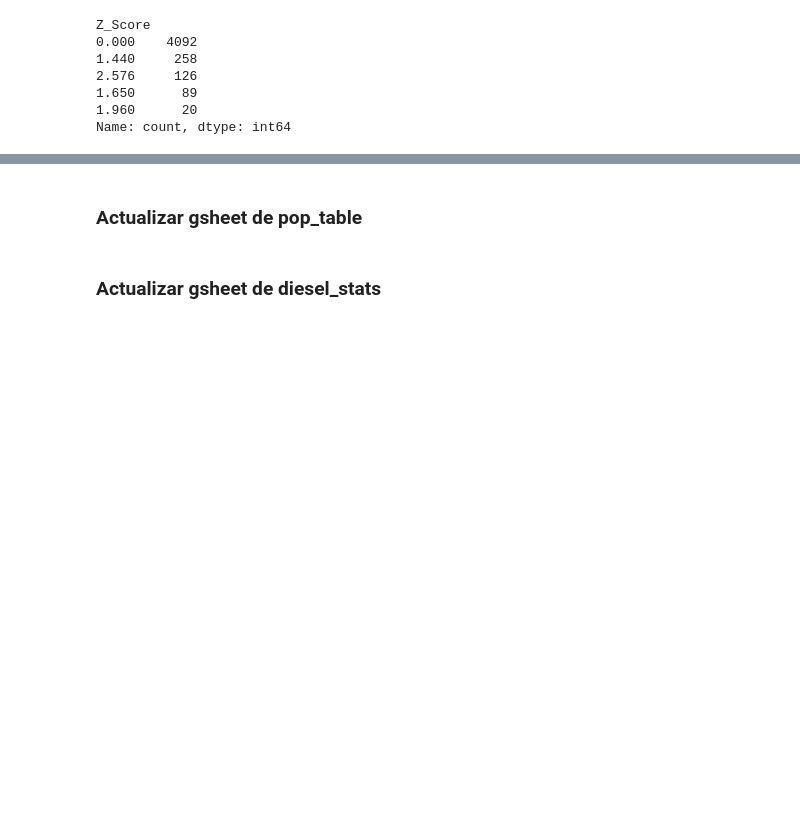
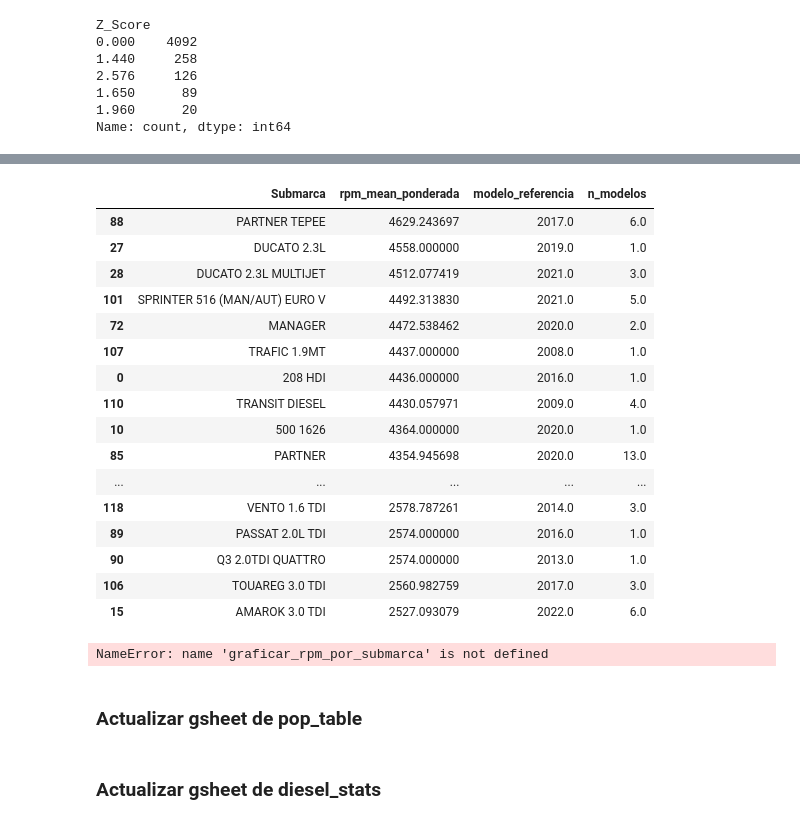
Before and after one commit to adG1l/cortesDiesel, a Jupyter notebook: notebooks/cortes_gobernador.ipynb, the cells around one changed output, grey strips where cells are left out. Saved outputs shown, nothing was run; the diff lists cells and outputs as text; code cells hidden in the pictures; blank space fills up the shorter version.

```diff
--- a/notebooks/cortes_gobernador.ipynb
+++ b/notebooks/cortes_gobernador.ipynb
@@ -101,0 +141,20 @@ def guardar_en_sheets(gc, df, sheet_id, nombre_hoja='(sin nombre)', worksheet_in
+# %%
+def resumen_rpm_por_submarca(df_inspecciones, tabla_grupos, random_state=None):
+    detalle = calcular_rpm_por_grupo(df_inspecciones, tabla_grupos, random_state=random_state)
+
+    detalle['Population'] = pd.to_numeric(detalle['Population'], errors='coerce')
+    detalle['rpm_mean'] = pd.to_numeric(detalle['rpm_mean'], errors='coerce')
+
+    resumen = (
+        detalle.dropna(subset=['rpm_mean', 'Population'])
+        .groupby('Submarca')
+        .apply(lambda g: pd.Series({
+            'rpm_mean_ponderada': np.average(g['rpm_mean'], weights=g['Population']),
+            'modelo_referencia': g.loc[g['Population'].idxmax(), 'Modelo'],
+            'n_modelos': len(g)
+        }), include_groups=False)
+        .reset_index()
+        .sort_values('rpm_mean_ponderada', ascending=False)
+    )
+
+    return detalle, resumen
@@ -562,4 +629,7 @@ data_2
-# %%
-data_2 = data_2.join(data_rpm)
 # %%
-data_2 = data_2.astype({'Modelo':'int','Ranking':'int'})
+data_2 = data_2.astype({
+    'Modelo': 'int',
+    'Ranking': 'int',
+    'Population': 'int',
+    'Req_Population': 'int'
+})
@@ -565,0 +655,25 @@ data_2 = data_2.astype({'Modelo':'int','Ranking':'int'})
+# %%
+detalle_rpm, resumen_submarca = resumen_rpm_por_submarca(df_pytsh_inter, data_2, random_state=42)
+resumen_submarca
+# %% [output]
+|  | Submarca | rpm_mean_ponderada | modelo_referencia | n_modelos |
+| 88 | PARTNER TEPEE | 4629.243697 | 2017.0 | 6.0 |
+| 27 | DUCATO 2.3L | 4558.000000 | 2019.0 | 1.0 |
+| 28 | DUCATO 2.3L MULTIJET | 4512.077419 | 2021.0 | 3.0 |
+| 101 | SPRINTER 516 (MAN/AUT) EURO V | 4492.313830 | 2021.0 | 5.0 |
+| 72 | MANAGER | 4472.538462 | 2020.0 | 2.0 |
+| 107 | TRAFIC 1.9MT | 4437.000000 | 2008.0 | 1.0 |
+| 0 | 208 HDI | 4436.000000 | 2016.0 | 1.0 |
+| 110 | TRANSIT DIESEL | 4430.057971 | 2009.0 | 4.0 |
+| 10 | 500 1626 | 4364.000000 | 2020.0 | 1.0 |
+| 85 | PARTNER | 4354.945698 | 2020.0 | 13.0 |
+| ... | ... | ... | ... | ... |
+| 118 | VENTO 1.6 TDI | 2578.787261 | 2014.0 | 3.0 |
+| 89 | PASSAT 2.0L TDI | 2574.000000 | 2016.0 | 1.0 |
+| 90 | Q3 2.0TDI QUATTRO | 2574.000000 | 2013.0 | 1.0 |
+| 106 | TOUAREG 3.0 TDI | 2560.982759 | 2017.0 | 3.0 |
+| 15 | AMAROK 3.0 TDI | 2527.093079 | 2022.0 | 6.0 |
+# %%
+graficar_rpm_por_submarca(resumen_submarca)
+# %% [output]
+NameError: name 'graficar_rpm_por_submarca' is not defined
```
Also changed, not shown: parts of 12 cells of this notebook.
